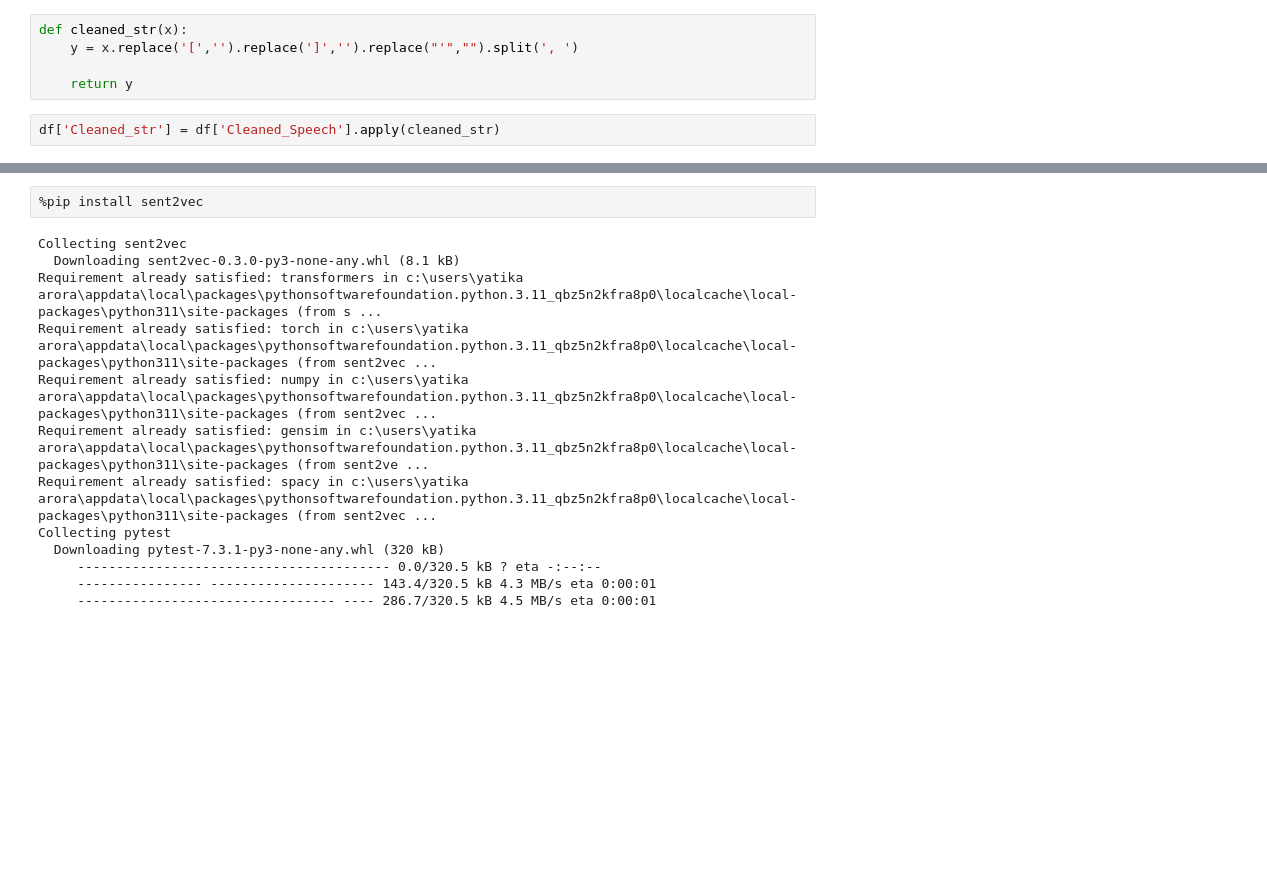
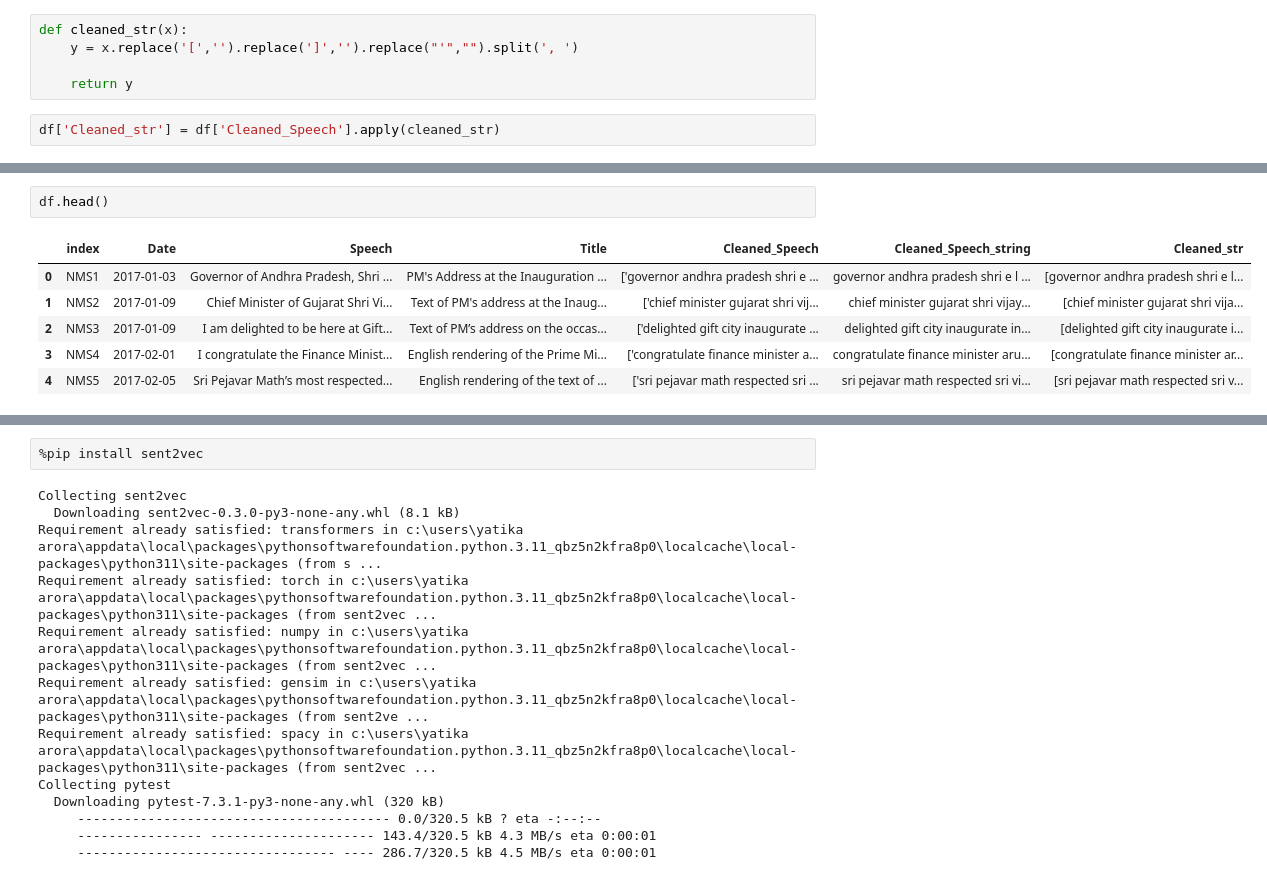
Before and after one commit to ohhlalit/CP, a Jupyter notebook: Untitled-1.ipynb, the cells around one changed output, grey strips where cells are left out. Drawn from its saved outputs; the diff is of its cells as text; blank space fills up the shorter version.

```diff
--- a/Untitled-1.ipynb
+++ b/Untitled-1.ipynb
@@ -41 +41,10 @@ df['Cleaned_str'][0]
+# %%
+df.head()
+# %% [output]
+|  | index | Date | Speech | Title | Cleaned_Speech | Cleaned_Speech_string | Cleaned_str |
+| 0 | NMS1 | 2017-01-03 | Governor of Andhra Pradesh, Shri ... | PM's Address at the Inauguration ... | ['governor andhra pradesh shri e ... | governor andhra pradesh shri e l ... | [governor andhra pradesh shri e l... |
+| 1 | NMS2 | 2017-01-09 | Chief Minister of Gujarat Shri Vi... | Text of PM's address at the Inaug... | ['chief minister gujarat shri vij... | chief minister gujarat shri vijay... | [chief minister gujarat shri vija... |
+| 2 | NMS3 | 2017-01-09 | I am delighted to be here at Gift... | Text of PM’s address on the occas... | ['delighted gift city inaugurate ... | delighted gift city inaugurate in... | [delighted gift city inaugurate i... |
+| 3 | NMS4 | 2017-02-01 | I congratulate the Finance Minist... | English rendering of the Prime Mi... | ['congratulate finance minister a... | congratulate finance minister aru... | [congratulate finance minister ar... |
+| 4 | NMS5 | 2017-02-05 | Sri Pejavar Math’s most respected... | English rendering of the text of ... | ['sri pejavar math respected sri ... | sri pejavar math respected sri vi... | [sri pejavar math respected sri v... |
 # %%
```
Also changed, not shown: parts of 5 cells of this notebook.
